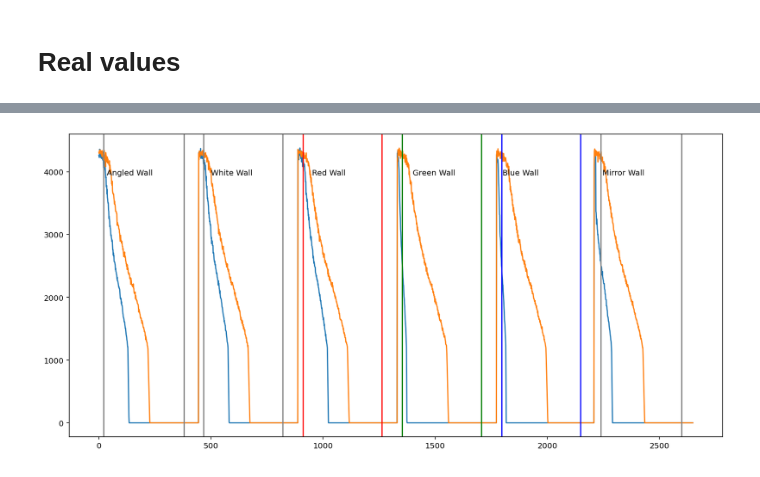
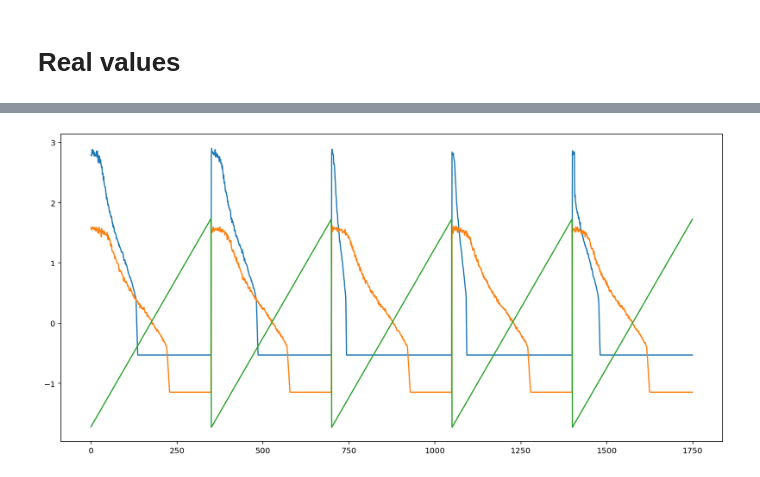
Before and after one commit to lsch0lz/webots_sensor_experiments, a Jupyter notebook: notebook/proximity.ipynb, the cells around one changed output, grey strips where cells are left out. Saved outputs shown, nothing was run; the diff lists cells and outputs as text; code cells hidden in the pictures.

```diff
--- a/notebook/proximity.ipynb
+++ b/notebook/proximity.ipynb
@@ -51,33 +43,32 @@ plt.show()
 # %%
 plt.figure(figsize=(15, 7), dpi=144)
 ax=plt.subplot(111)
-ax.plot(df.thymio)
-ax.plot(df.laser)
+ax.plot((df-df.mean())/df.std())
 
-# angled wall
-ax.text(s = "Angled Wall", x=35, y=3950)
-ax.vlines([21, 380], 0, 1, transform=ax.get_xaxis_transform(), colors="gray")
-
-# white wall
-ax.text(s = "White Wall", x=500, y=3950)
-ax.vlines([467, 820], 0, 1, transform=ax.get_xaxis_transform(), colors='gray')
-
-# red
-ax.text(s = "Red Wall", x=950, y=3950)
-ax.vlines([910, 1263], 0, 1, transform=ax.get_xaxis_transform(), colors='r')
-
-# green
-ax.text(s = "Green Wall", x=1400, y=3950)
-ax.vlines([1353, 1706], 0, 1, transform=ax.get_xaxis_transform(), colors='g')
-
-# blue
-ax.text(s = "Blue Wall", x=1800, y=3950)
-ax.vlines([1796, 2149], 0, 1, transform=ax.get_xaxis_transform(), colors='b')
-
-# mirror
-ax.text(s = "Mirror Wall", x=2245, y=3950)
-ax.vlines([2239, 2599], 0, 1, transform=ax.get_xaxis_transform(), colors='gray')
+# # angled wall
+# ax.text(s = "Angled Wall", x=35, y=3950)
+# ax.vlines([21, 380], 0, 1, transform=ax.get_xaxis_transform(), colors="gray")
+#
+# # white wall
+# ax.text(s = "White Wall", x=500, y=3950)
+# ax.vlines([467, 820], 0, 1, transform=ax.get_xaxis_transform(), colors='gray')
+#
+# # red
+# ax.text(s = "Red Wall", x=950, y=3950)
+# ax.vlines([910, 1263], 0, 1, transform=ax.get_xaxis_transform(), colors='r')
+#
+# # green
+# ax.text(s = "Green Wall", x=1400, y=3950)
+# ax.vlines([1353, 1706], 0, 1, transform=ax.get_xaxis_transform(), colors='g')
+#
+# # blue
+# ax.text(s = "Blue Wall", x=1800, y=3950)
+# ax.vlines([1796, 2149], 0, 1, transform=ax.get_xaxis_transform(), colors='b')
+#
+# # mirror
+# ax.text(s = "Mirror Wall", x=2245, y=3950)
+# ax.vlines([2239, 2599], 0, 1, transform=ax.get_xaxis_transform(), colors='gray')
 
 plt.show()
 # %% [output]
-[figure, old version]
+[figure, new version]
```
Also changed, not shown: parts of 5 cells of this notebook, 2 other files.
